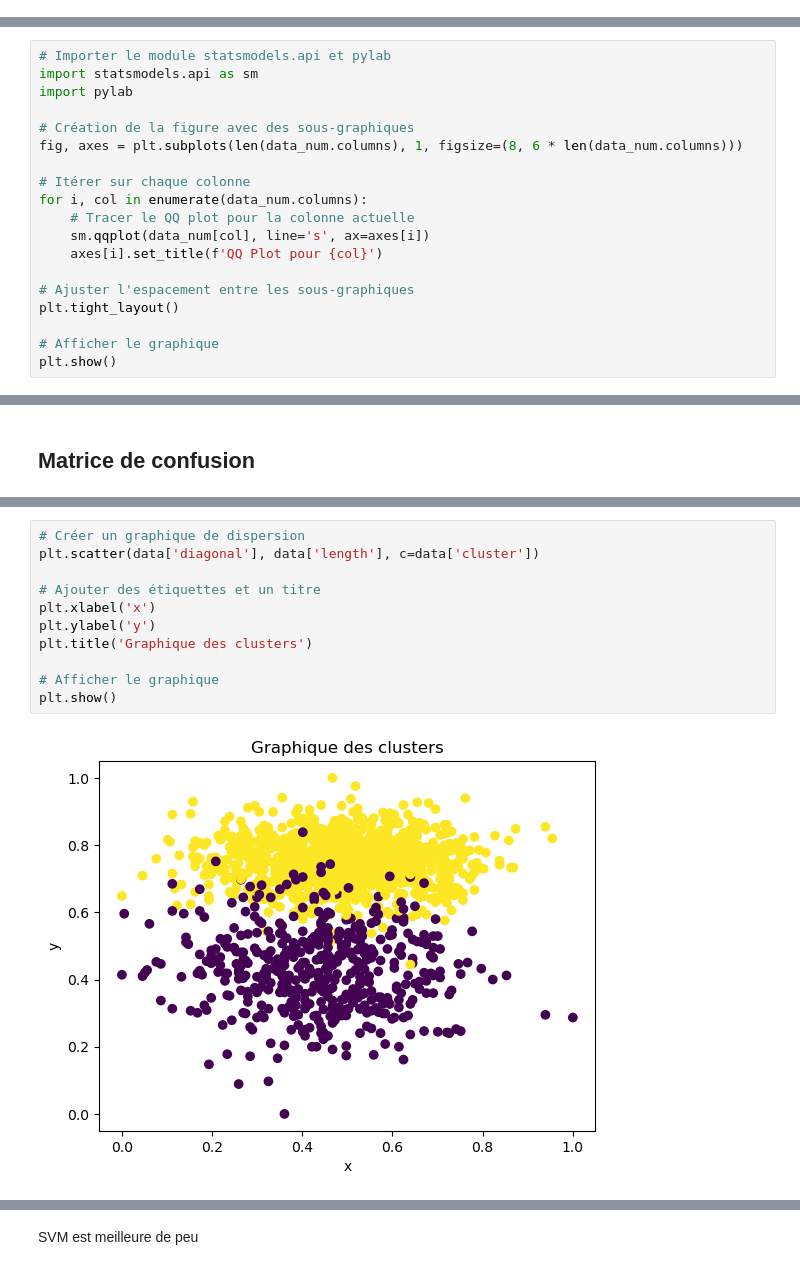
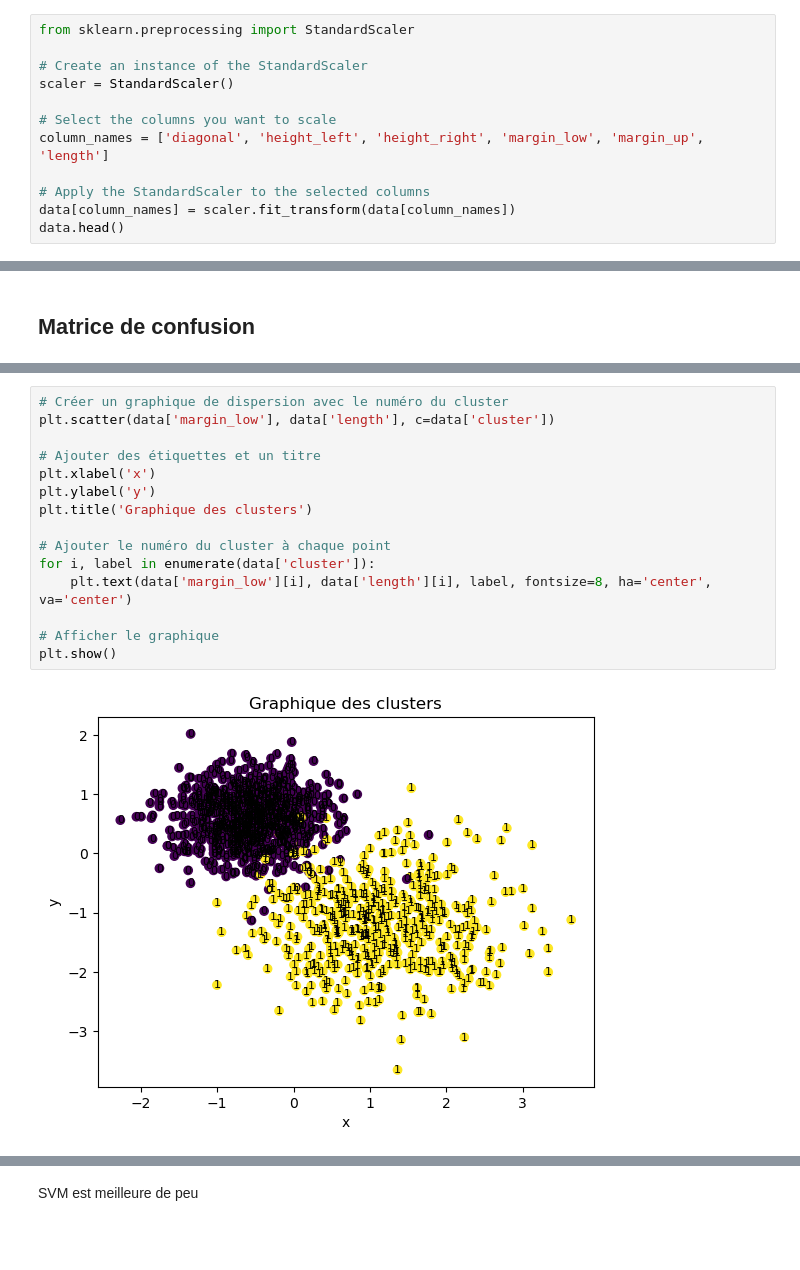
Before and after one commit to AntoineJBQ/P10, a Jupyter notebook: NOTEBOOK/projet10.ipynb, the cells around one changed output, grey strips where cells are left out. Saved outputs shown, nothing was run; the diff lists cells and outputs as text; blank space fills up the shorter version.

```diff
--- a/NOTEBOOK/projet10.ipynb
+++ b/NOTEBOOK/projet10.ipynb
@@ -105,0 +130,12 @@ data[column_names] = scaler.fit_transform(data[column_names])
+# %%
+from sklearn.preprocessing import StandardScaler
+
+# Create an instance of the StandardScaler
+scaler = StandardScaler()
+
+# Select the columns you want to scale
+column_names = ['diagonal', 'height_left', 'height_right', 'margin_low', 'margin_up', 'length']
+
+# Apply the StandardScaler to the selected columns
+data[column_names] = scaler.fit_transform(data[column_names])
+data.head()
@@ -157,19 +179,0 @@ data_num = data.select_dtypes(include=['float'])
-# %%
-# Importer le module statsmodels.api et pylab
-import statsmodels.api as sm
-import pylab
-
-# Création de la figure avec des sous-graphiques
-fig, axes = plt.subplots(len(data_num.columns), 1, figsize=(8, 6 * len(data_num.columns)))
-
-# Itérer sur chaque colonne
-for i, col in enumerate(data_num.columns):
-    # Tracer le QQ plot pour la colonne actuelle
-    sm.qqplot(data_num[col], line='s', ax=axes[i])
-    axes[i].set_title(f'QQ Plot pour {col}')
-
-# Ajuster l'espacement entre les sous-graphiques
-plt.tight_layout()
-
-# Afficher le graphique
-plt.show()
@@ -780,13 +807,17 @@ plt.show()
 # %%
-# Créer un graphique de dispersion
-plt.scatter(data['diagonal'], data['length'], c=data['cluster'])
+# Créer un graphique de dispersion avec le numéro du cluster
+plt.scatter(data['margin_low'], data['length'], c=data['cluster'])
 
 # Ajouter des étiquettes et un titre
 plt.xlabel('x')
 plt.ylabel('y')
 plt.title('Graphique des clusters')
 
+# Ajouter le numéro du cluster à chaque point
+for i, label in enumerate(data['cluster']):
+    plt.text(data['margin_low'][i], data['length'][i], label, fontsize=8, ha='center', va='center')
+
 # Afficher le graphique
 plt.show()
 # %% [output]
-[figure, old version]
+[figure, new version]
```
Also changed, not shown: parts of 87 cells of this notebook, 1 other file.
